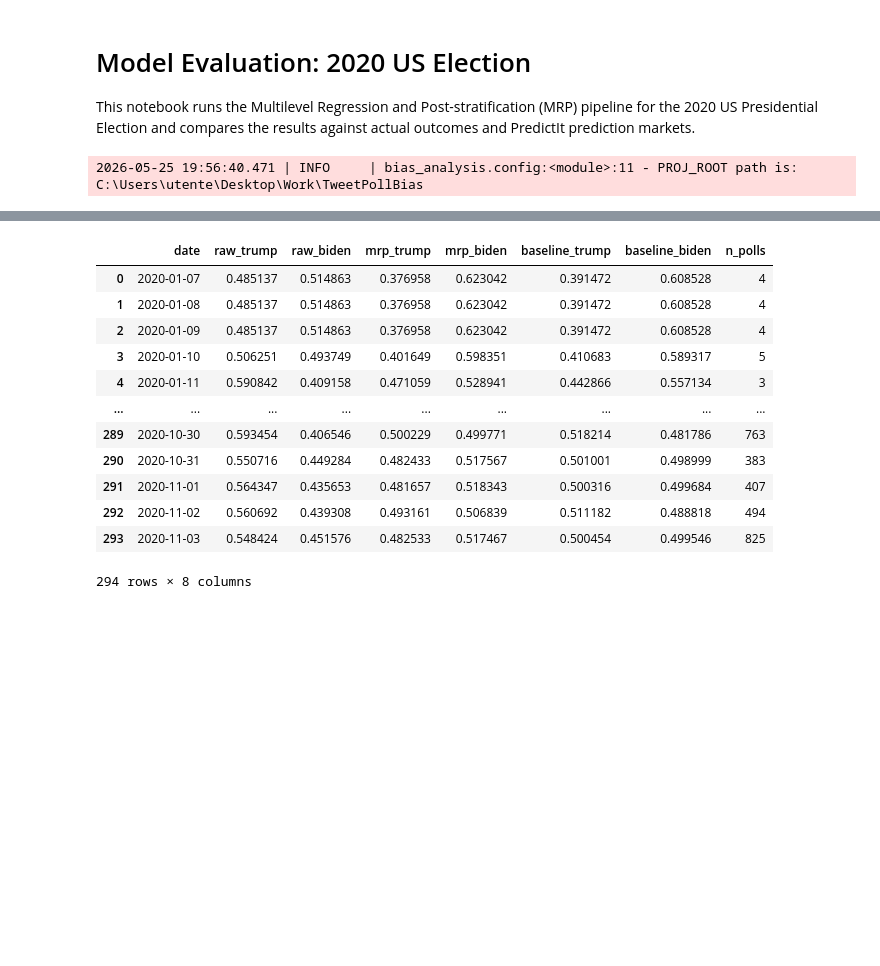
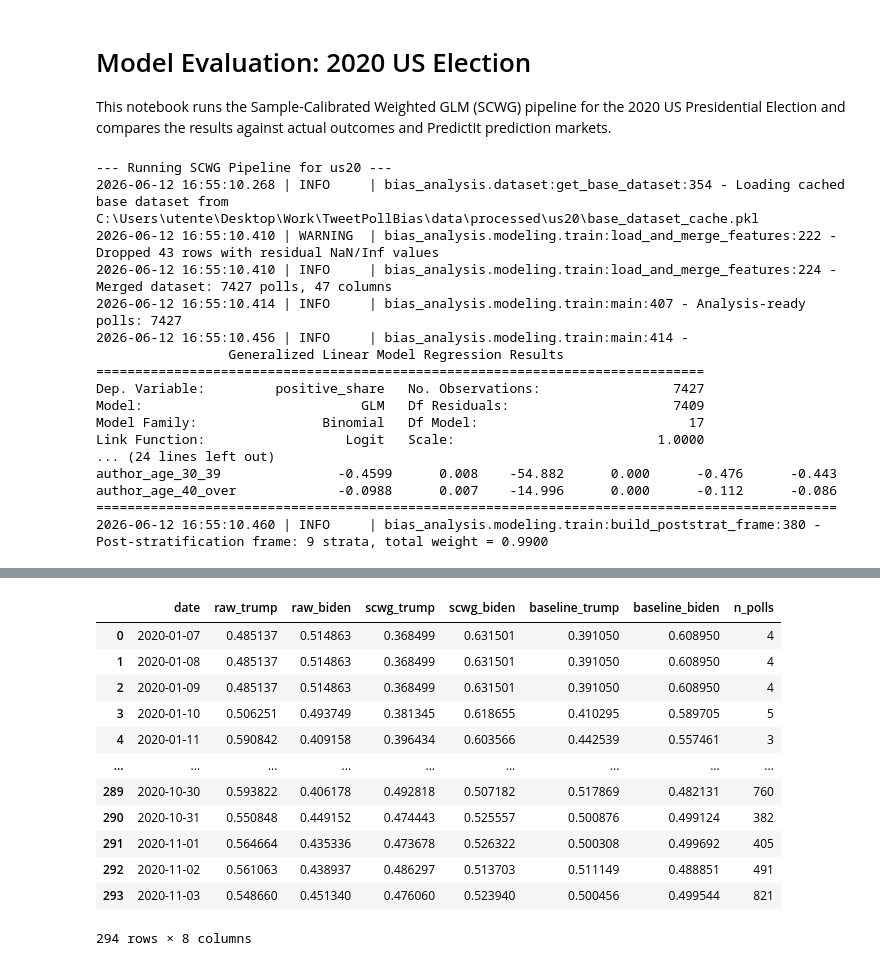
Before and after one commit to mivige/TweetPollBias, a Jupyter notebook: notebooks/model_eval_us20.ipynb, the cells around one changed output, grey strips where cells are left out. Saved outputs shown, nothing was run; the diff lists cells and outputs as text; code cells hidden in the pictures; blank space fills up the shorter version.

Commit message:
fix: rerun all model evals with the latest updates

```diff
--- a/notebooks/model_eval_us20.ipynb
+++ b/notebooks/model_eval_us20.ipynb
@@ -1,17 +1,33 @@
 # %% [markdown]
 # Model Evaluation: 2020 US Election
 
-This notebook runs the Multilevel Regression and Post-stratification (MRP) pipeline for the 2020 US Presidential Election and compares the results against actual outcomes and PredictIt prediction markets.
+This notebook runs the Sample-Calibrated Weighted GLM (SCWG) pipeline for the 2020 US Presidential Election and compares the results against actual outcomes and PredictIt prediction markets.
 # %%
 from bias_analysis.modeling.train import main
-from bias_analysis.plots import generate_mrp_dashboard
+from bias_analysis.plots import generate_adjusted_dashboard
 
 ELECTION = "us20"
 
-print(f"--- Running MRP Pipeline for {ELECTION} ---")
+print(f"--- Running SCWG Pipeline for {ELECTION} ---")
 main(election=ELECTION)
 
 print(f"\n--- Generating Dashboard and Metrics for {ELECTION} ---")
-generate_mrp_dashboard(election=ELECTION)
+generate_adjusted_dashboard(election=ELECTION)
 # %% [output]
-2026-05-25 19:56:40.471 | INFO     | bias_analysis.config:<module>:11 - PROJ_ROOT path is: C:\Users\utente\Desktop\Work\TweetPollBias
+--- Running SCWG Pipeline for us20 ---
+2026-06-12 16:55:10.268 | INFO     | bias_analysis.dataset:get_base_dataset:354 - Loading cached base dataset from C:\Users\utente\Desktop\Work\TweetPollBias\data\processed\us20\base_dataset_cache.pkl
+2026-06-12 16:55:10.410 | WARNING  | bias_analysis.modeling.train:load_and_merge_features:222 - Dropped 43 rows with residual NaN/Inf values
+2026-06-12 16:55:10.410 | INFO     | bias_analysis.modeling.train:load_and_merge_features:224 - Merged dataset: 7427 polls, 47 columns
+2026-06-12 16:55:10.414 | INFO     | bias_analysis.modeling.train:main:407 - Analysis-ready polls: 7427
+2026-06-12 16:55:10.456 | INFO     | bias_analysis.modeling.train:main:414 -
+                 Generalized Linear Model Regression Results
+==============================================================================
+Dep. Variable:         positive_share   No. Observations:                 7427
+Model:                            GLM   Df Residuals:                     7409
+Model Family:                Binomial   Df Model:                           17
+Link Function:                  Logit   Scale:                          1.0000
+... (24 lines left out)
+author_age_30_39               -0.4599      0.008    -54.882      0.000      -0.476      -0.443
+author_age_40_over             -0.0988      0.007    -14.996      0.000      -0.112      -0.086
+===============================================================================================
+2026-06-12 16:55:10.460 | INFO     | bias_analysis.modeling.train:build_poststrat_frame:380 - Post-stratification frame: 9 strata, total weight = 0.9900
@@ -52,15 +68,15 @@ Covariance Type:            nonrobust
-|  | date | raw_trump | raw_biden | mrp_trump | mrp_biden | baseline_trump | baseline_biden | n_polls |
-| 0 | 2020-01-07 | 0.485137 | 0.514863 | 0.376958 | 0.623042 | 0.391472 | 0.608528 | 4 |
-| 1 | 2020-01-08 | 0.485137 | 0.514863 | 0.376958 | 0.623042 | 0.391472 | 0.608528 | 4 |
-| 2 | 2020-01-09 | 0.485137 | 0.514863 | 0.376958 | 0.623042 | 0.391472 | 0.608528 | 4 |
-| 3 | 2020-01-10 | 0.506251 | 0.493749 | 0.401649 | 0.598351 | 0.410683 | 0.589317 | 5 |
-| 4 | 2020-01-11 | 0.590842 | 0.409158 | 0.471059 | 0.528941 | 0.442866 | 0.557134 | 3 |
+|  | date | raw_trump | raw_biden | scwg_trump | scwg_biden | baseline_trump | baseline_biden | n_polls |
+| 0 | 2020-01-07 | 0.485137 | 0.514863 | 0.368499 | 0.631501 | 0.391050 | 0.608950 | 4 |
+| 1 | 2020-01-08 | 0.485137 | 0.514863 | 0.368499 | 0.631501 | 0.391050 | 0.608950 | 4 |
+| 2 | 2020-01-09 | 0.485137 | 0.514863 | 0.368499 | 0.631501 | 0.391050 | 0.608950 | 4 |
+| 3 | 2020-01-10 | 0.506251 | 0.493749 | 0.381345 | 0.618655 | 0.410295 | 0.589705 | 5 |
+| 4 | 2020-01-11 | 0.590842 | 0.409158 | 0.396434 | 0.603566 | 0.442539 | 0.557461 | 3 |
 | ... | ... | ... | ... | ... | ... | ... | ... | ... |
-| 289 | 2020-10-30 | 0.593454 | 0.406546 | 0.500229 | 0.499771 | 0.518214 | 0.481786 | 763 |
-| 290 | 2020-10-31 | 0.550716 | 0.449284 | 0.482433 | 0.517567 | 0.501001 | 0.498999 | 383 |
-| 291 | 2020-11-01 | 0.564347 | 0.435653 | 0.481657 | 0.518343 | 0.500316 | 0.499684 | 407 |
-| 292 | 2020-11-02 | 0.560692 | 0.439308 | 0.493161 | 0.506839 | 0.511182 | 0.488818 | 494 |
-| 293 | 2020-11-03 | 0.548424 | 0.451576 | 0.482533 | 0.517467 | 0.500454 | 0.499546 | 825 |
+| 289 | 2020-10-30 | 0.593822 | 0.406178 | 0.492818 | 0.507182 | 0.517869 | 0.482131 | 760 |
+| 290 | 2020-10-31 | 0.550848 | 0.449152 | 0.474443 | 0.525557 | 0.500876 | 0.499124 | 382 |
+| 291 | 2020-11-01 | 0.564664 | 0.435336 | 0.473678 | 0.526322 | 0.500308 | 0.499692 | 405 |
+| 292 | 2020-11-02 | 0.561063 | 0.438937 | 0.486297 | 0.513703 | 0.511149 | 0.488851 | 491 |
+| 293 | 2020-11-03 | 0.548660 | 0.451340 | 0.476060 | 0.523940 | 0.500456 | 0.499544 | 821 |
 294 rows × 8 columns
 # %% [markdown]
 ## Evaluation Insights
```
Also changed, not shown: parts of 2 cells of this notebook, 2 other files.
